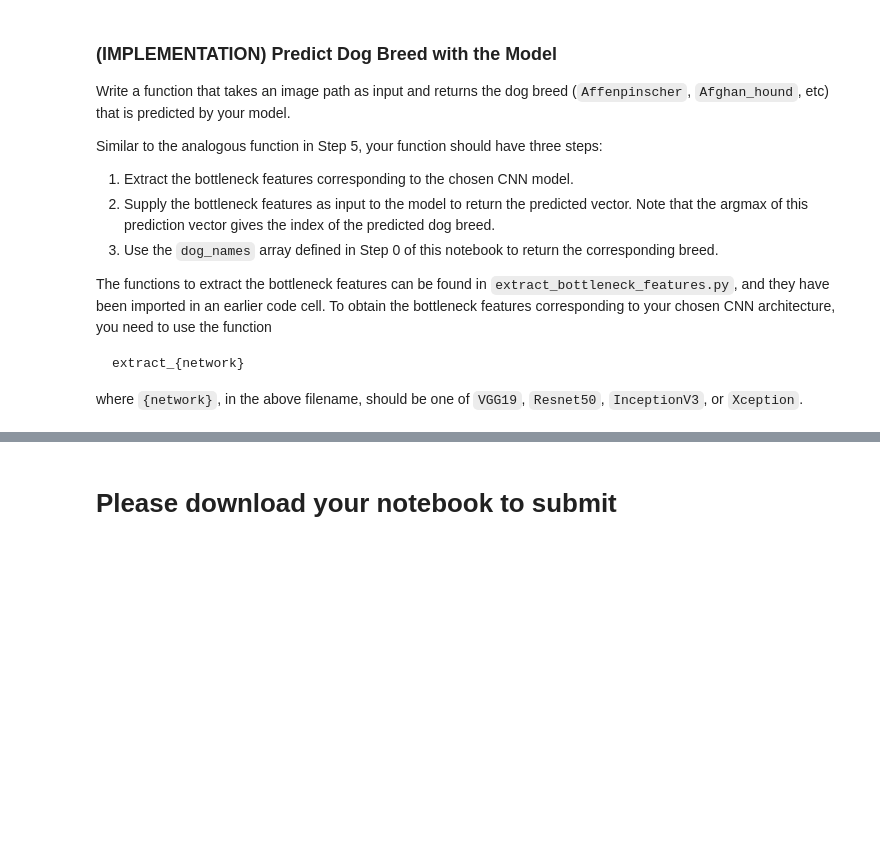
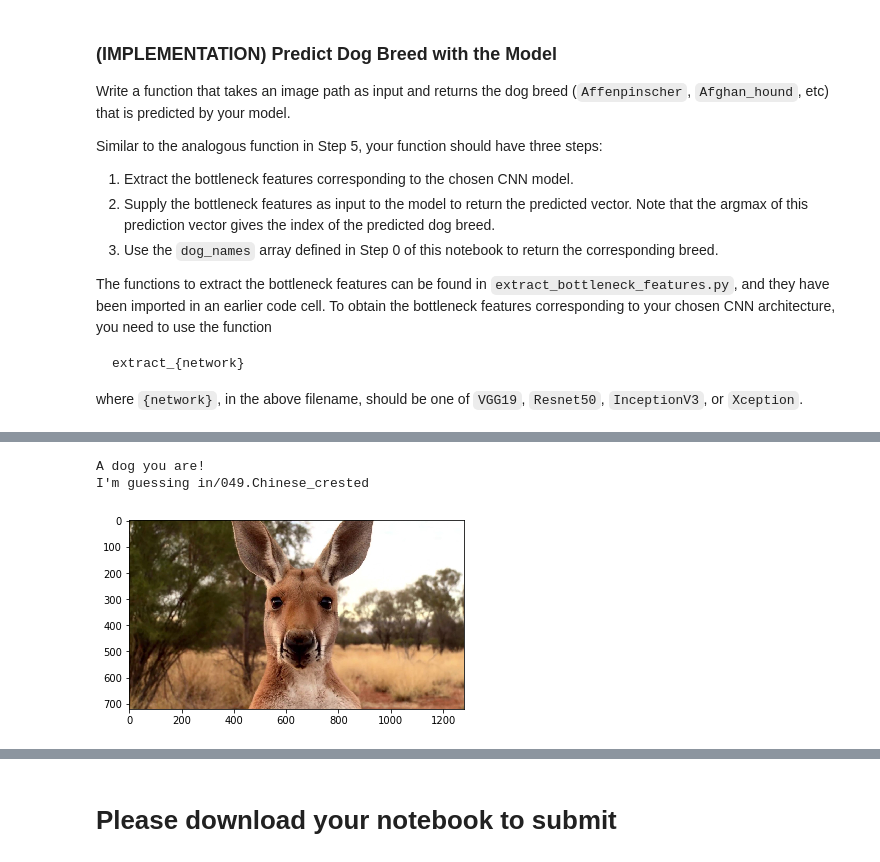
Before and after one commit to megamindAnalysis/machine_learning, a Jupyter notebook: dog_app.ipynb, the cells around one changed output, grey strips where cells are left out. Drawn from its saved outputs; the diff is of its cells as text; code cells hidden in the pictures; blank space fills up the shorter version.

```diff
--- a/dog_app.ipynb
+++ b/dog_app.ipynb
@@ -774,0 +854,6 @@ TypeError: unsupported operand type(s) for /=: 'str' and 'float'
+# %%
+make_prediction('dog_images/kangaroo.jpg')
+# %% [output]
+A dog you are!
+I'm guessing in/049.Chinese_crested
+[figure, added]
```
Also changed, not shown: parts of 29 cells of this notebook, 1 other file.
